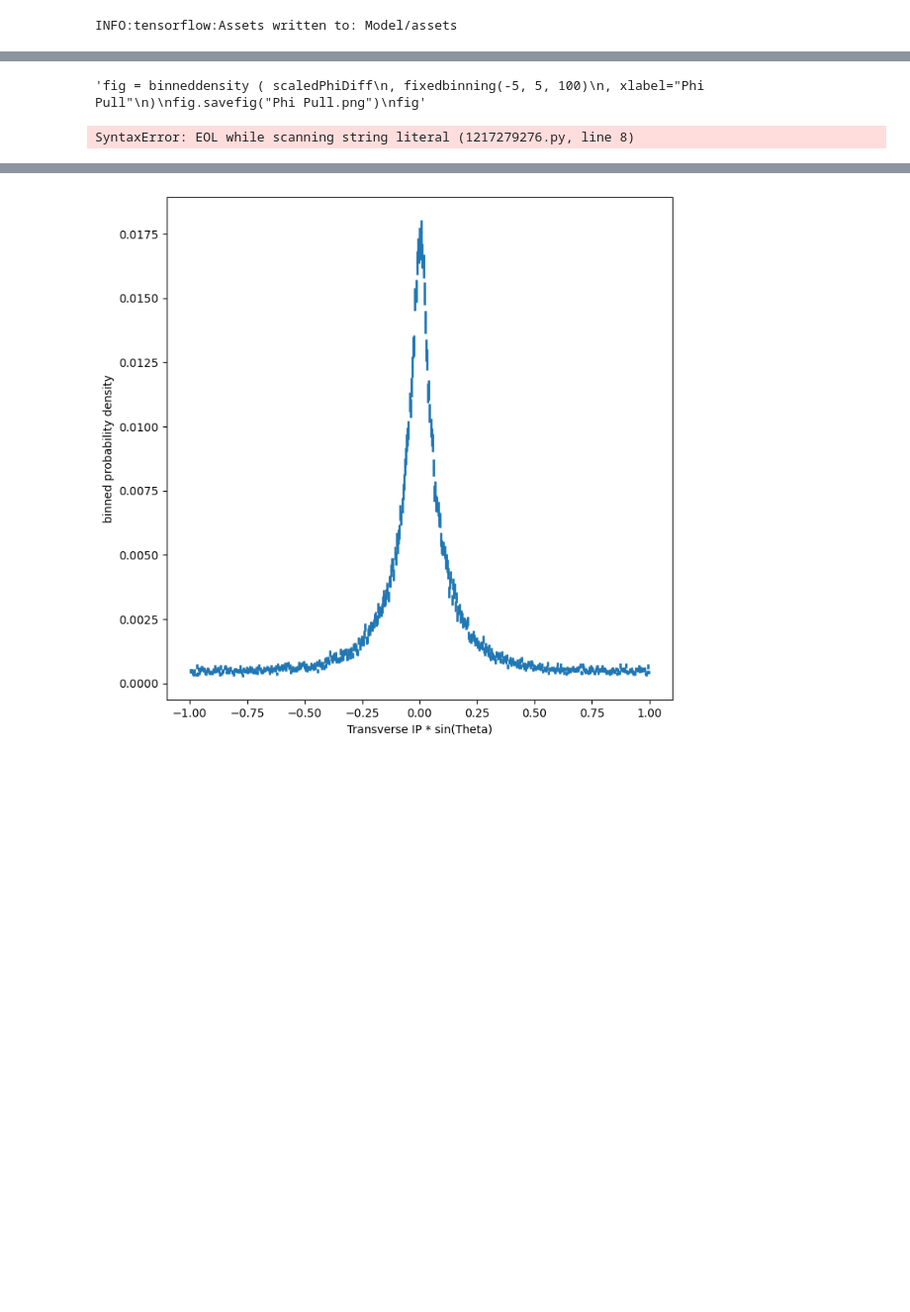
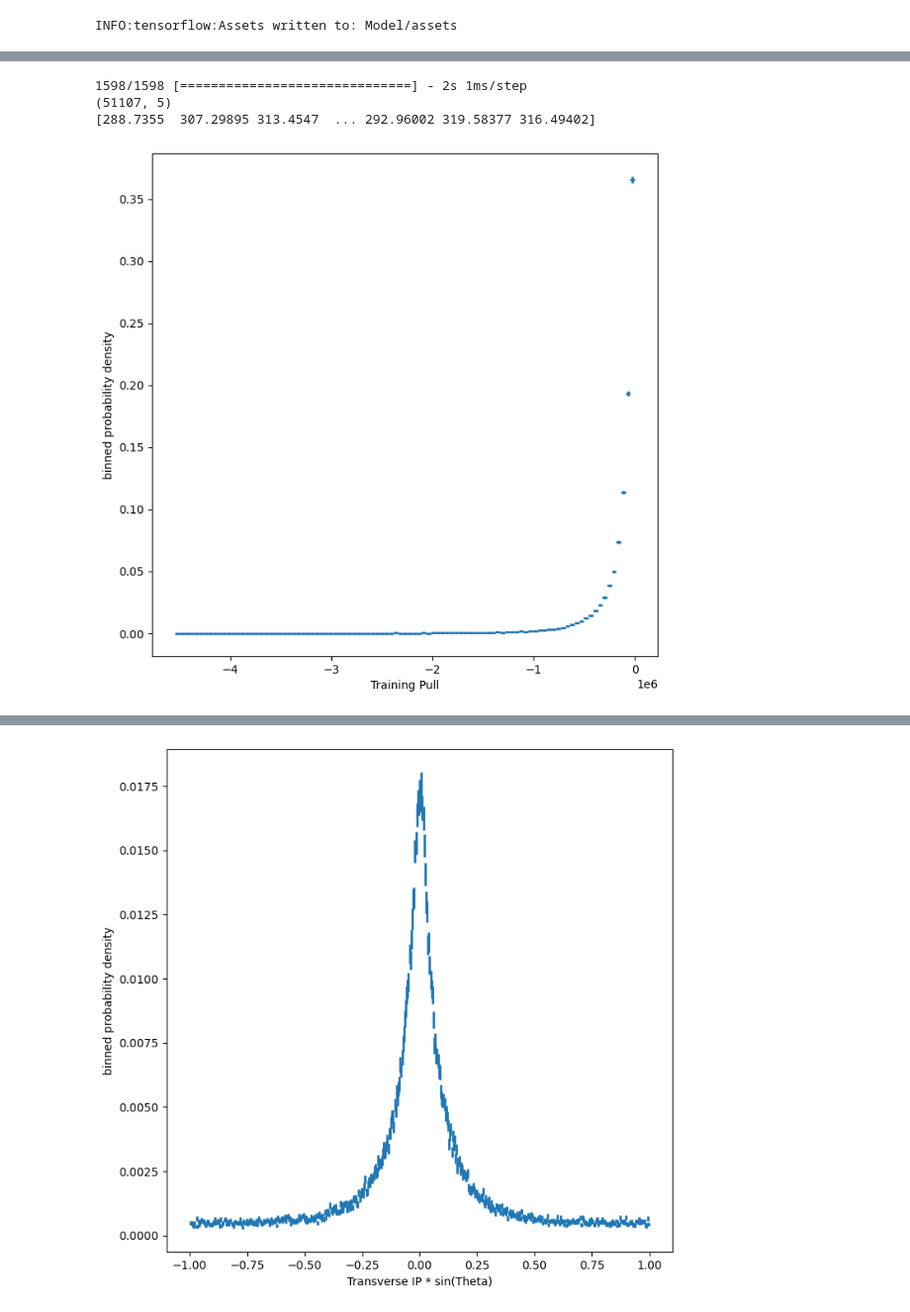
Before and after one commit to JJBarnes/JoshProject, a Jupyter notebook: hffrag.ipynb, the cells around one changed output, grey strips where cells are left out. Shown: that part at 99% size. Drawn from its saved outputs; the diff is of its cells as text; code cells hidden in the pictures; blank space fills up the shorter version.

```diff
--- a/hffrag.ipynb
+++ b/hffrag.ipynb
@@ -468,23 +472,26 @@ fig
-# %%
-"""fig = \
-binneddensity \
-( scaledPhiDiff
-, fixedbinning(-5, 5, 100)
-, xlabel="Phi Pull"
-)
-fig.savefig("Phi Pull.png")
-fig"""
-# %% [output]
-'fig = binneddensity ( scaledPhiDiff\n, fixedbinning(-5, 5, 100)\n, xlabel="Phi Pull"\n)\nfig.savefig("Phi Pull.png")\nfig'
-# %%
-
-"""fig = \
-binneddensity \
-( phiDiff
-, fixedbinning(-5, 5, 100)
-, xlabel="Phi Diff"
-)
-fig.savefig("Phi Diff.png")
-fig"""
-# %% [output]
-SyntaxError: EOL while scanning string literal (1217279276.py, line 8)
+# %%
+pred_train = model.predict(X_train)
+print(numpy.shape(pred_train))
+print(pred_train[:,0])
+pred_train_Diff= pred_train[:,0] - y_train[:,0]
+pred_train_Err= numpy.exp(y_train[:,1])
+pred_train_Pull = pred_train_Diff/pred_train_Err
+
+fig = \
+binneddensity \
+( pred_train_Pull
+, fixedbinning(numpy.min(pred_train_Pull), numpy.max(pred_train_Pull), 100)
+, xlabel="Training Pull"
+)
+fig.savefig("pred_test.png")
+fig
+
+#etaDiff = pred[:,1] - bhads[:,1]
+#etaErr = numpy.exp(pred[:, 3])
+#scaledEtaDiff = etaDiff/etaErr
+#print(pred_test)
+# %% [output]
+1598/1598 [==============================] - 2s 1ms/step
+(51107, 5)
+[288.7355  307.29895 313.4547  ... 292.96002 319.58377 316.49402]
+[figure, added]
```
Also changed, not shown: parts of 8 cells of this notebook.
